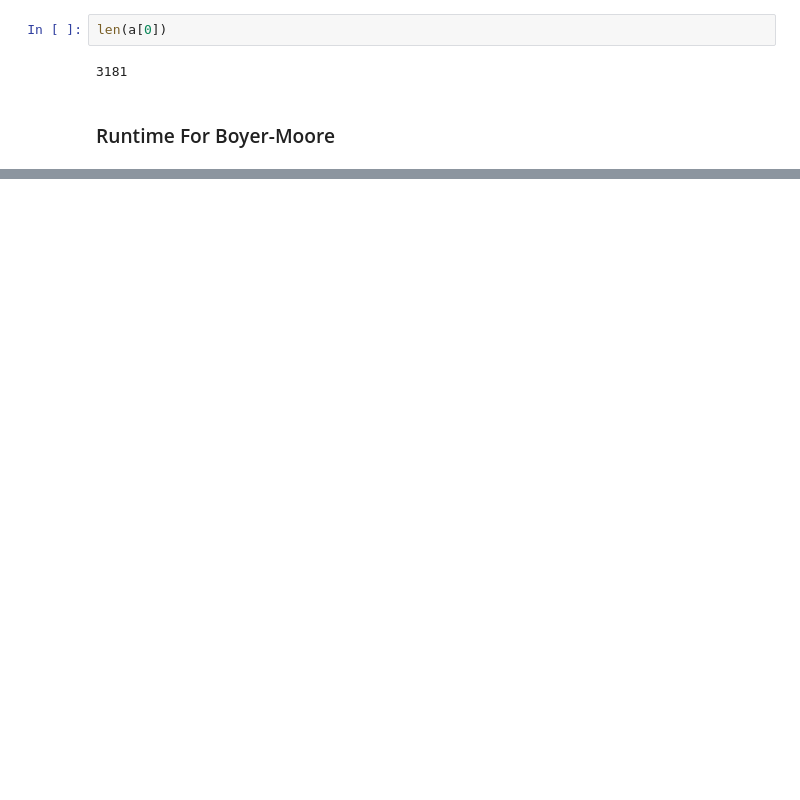
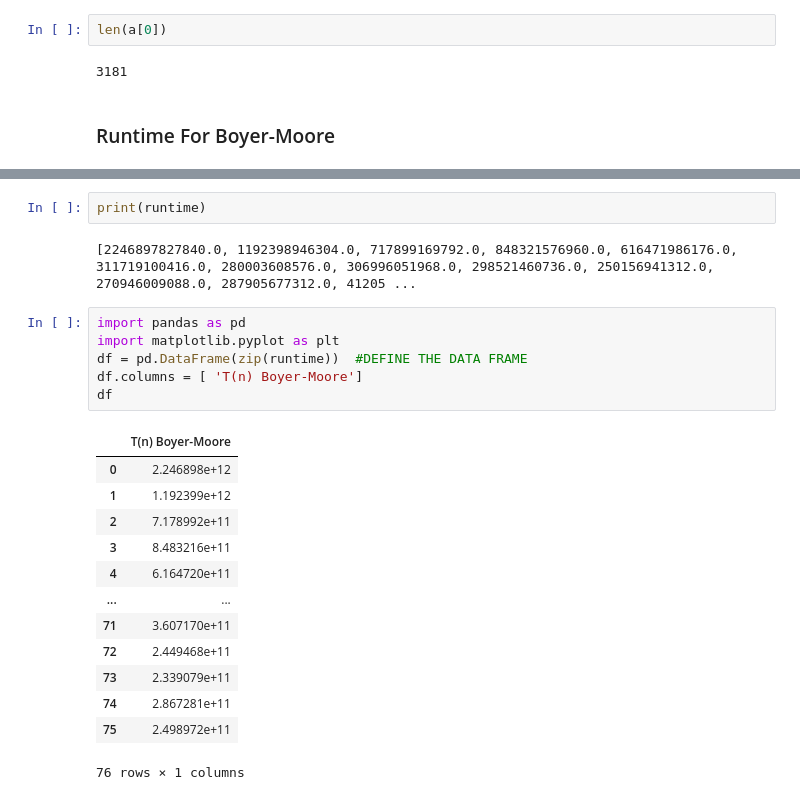
Before and after one commit to juanfranciscocis/SearchEngine, a Jupyter notebook: Juan Francisco Cisneros/Boyer-Moore Search.ipynb, the cells around one changed output, grey strips where cells are left out. Cells and saved outputs as stored; diff of their text form; blank space fills up the shorter version.

```diff
--- a/Juan Francisco Cisneros/Boyer-Moore Search.ipynb
+++ b/Juan Francisco Cisneros/Boyer-Moore Search.ipynb
@@ -86,0 +94,24 @@ wordSearchList = ['dui','aliquam','habitant','neque',]
+# %%
+print(runtime)
+# %% [output]
+[2246897827840.0, 1192398946304.0, 717899169792.0, 848321576960.0, 616471986176.0, 311719100416.0, 280003608576.0, 306996051968.0, 298521460736.0, 250156941312.0, 270946009088.0, 287905677312.0, 41205 ...
+# %%
+import pandas as pd
+import matplotlib.pyplot as plt
+df = pd.DataFrame(zip(runtime))  #DEFINE THE DATA FRAME
+df.columns = [ 'T(n) Boyer-Moore']
+df
+# %% [output]
+|  | T(n) Boyer-Moore |
+| 0 | 2.246898e+12 |
+| 1 | 1.192399e+12 |
+| 2 | 7.178992e+11 |
+| 3 | 8.483216e+11 |
+| 4 | 6.164720e+11 |
+| ... | ... |
+| 71 | 3.607170e+11 |
+| 72 | 2.449468e+11 |
+| 73 | 2.339079e+11 |
+| 74 | 2.867281e+11 |
+| 75 | 2.498972e+11 |
+76 rows × 1 columns
```
Also changed, not shown: parts of 6 cells of this notebook, 2 other files.
